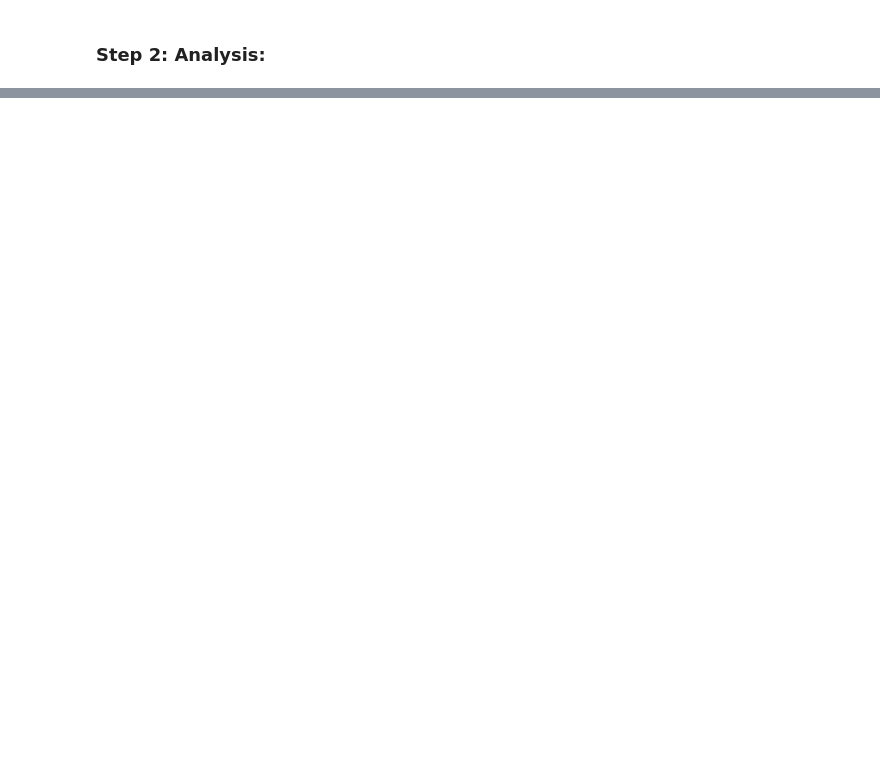
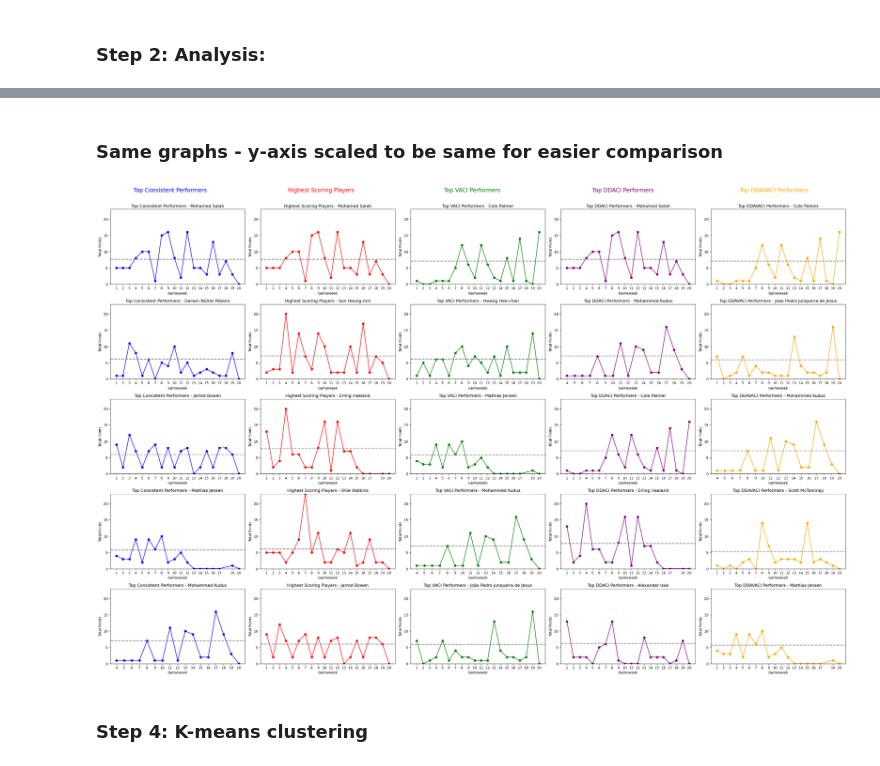
Before and after one commit to evgeni-g-georgiev/FPLproject, a Jupyter notebook: data_visualisation.ipynb, the cells around one changed output, grey strips where cells are left out. Saved outputs shown, nothing was run; the diff lists cells and outputs as text; code cells hidden in the pictures; blank space fills up the shorter version.

```diff
--- a/data_visualisation.ipynb
+++ b/data_visualisation.ipynb
@@ -363,0 +688,62 @@ Top 10 Consistent Performers with Adjusted Index:
+# %% [markdown]
+### Same graphs - y-axis scaled to be same for easier comparison
+# %%
+def plot_grouped_performance_trends(all_gameweeks_df, group1_df, group2_df, group3_df, group4_df, group5_df, top_n, group_titles, colors):
+    fig, axes = plt.subplots(nrows=top_n, ncols=5, figsize=(30, top_n * 4))
+
+    # Groups: Top Consistent, Highest Scoring, Top VACI, Top DDACI, and Top DDAVACI
+    groups = [group1_df, group2_df, group3_df, group4_df, group5_df]
+
+    # Determine global y-axis limits
+    all_player_ids = pd.concat(groups)['player_id']
+    all_player_data = all_gameweeks_df[all_gameweeks_df['player_id'].isin(all_player_ids)]
+    y_min = all_player_data['total_points'].min()
+    y_max = all_player_data['total_points'].max()
+
+    for i in range(top_n):
+        for j, group_df in enumerate(groups):
+            if i < len(group_df):
+                player_row = group_df.iloc[i]
+                player_id = player_row['player_id']
+                player_data = all_gameweeks_df[all_gameweeks_df['player_id'] == player_id]
+                player_name = f"{player_row['first_name']} {player_row['second_name']}"
+
+                average_points = player_row['average_points']
+
+                axes[i, j].plot(player_data['round'], player_data['total_points'], marker='o', color=colors[j])
+                axes[i, j].axhline(y=average_points, color='gray', linestyle='--', lw=2)
+                axes[i, j].set_ylim([y_min, y_max])  # Set consistent y-axis limits
+                axes[i, j].set_title(f"{group_titles[j]} - {player_name}")
+                axes[i, j].set_xlabel("Gameweek")
+                axes[i, j].set_ylabel("Total Points")
+                axes[i, j].set_xticks(player_data['round'])
+            else:
+                axes[i, j].axis('off')
+
+    for j, title in enumerate(group_titles):
+        plt.figtext(0.20 * j + 0.10, 0.97, title, ha='center', va='center', fontsize=16, color=colors[j])
+
+    plt.tight_layout(rect=[0, 0, 1, 0.95])
+    plt.show()
+
+# Example usage with the same parameters as before
+
+
+# Example usage
+top_n = 5  # Adjust as needed
+group_titles = ["Top Consistent Performers", "Highest Scoring Players", "Top VACI Performers", "Top DDACI Performers", "Top DDAVACI Performers"]
+colors = ["blue", "red", "green", "purple", "orange"]
+
+# DataFrames for each group
+top_consistent_players = top_performers_adjusted.head(top_n)
+top_scoring_players = player_stats.sort_values(by='total_points', ascending=False).head(top_n)
+top_vaci_players = top_value_players_revised.head(top_n)
+top_ddaci_players = top_performers_ddaci.head(top_n)
+top_ddavaci_players = top_value_players_ddavaci.head(top_n)
+
+plot_grouped_performance_trends(all_gameweeks_df, top_consistent_players, top_scoring_players, top_vaci_players, top_ddaci_players, top_ddavaci_players, top_n, group_titles, colors)
+# %% [output]
+[figure, added]
+# %% [markdown]
+
+### Step 4: K-means clustering
```
Also changed, not shown: parts of 51 cells of this notebook.
